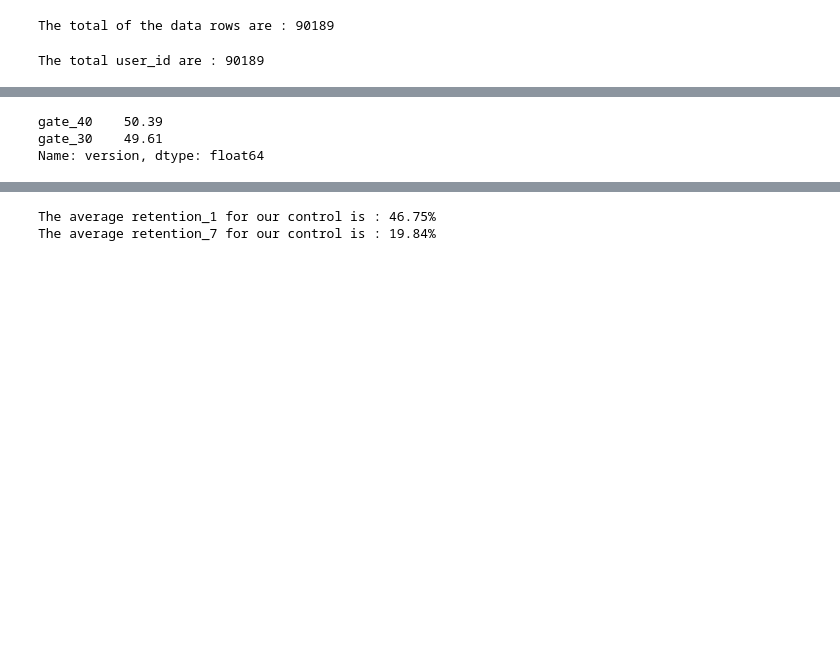
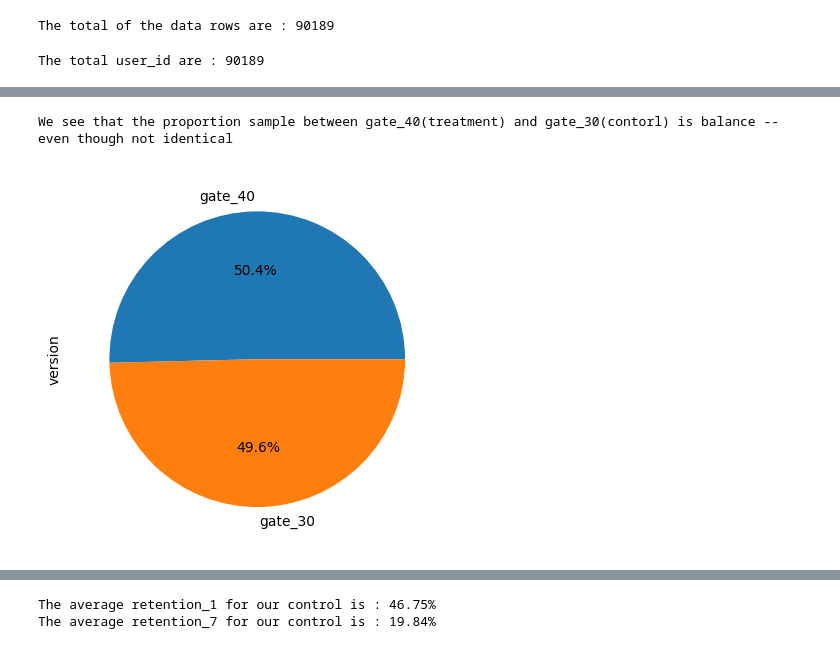
Before and after one commit to Modequick/Data-Analytics, a Jupyter notebook: [AB Testing] Bootstrap x T-Test.ipynb, the cells around one changed output, grey strips where cells are left out. Saved outputs shown, nothing was run; the diff lists cells and outputs as text; code cells hidden in the pictures; blank space fills up the shorter version.

```diff
--- a/[AB Testing] Bootstrap x T-Test.ipynb
+++ b/[AB Testing] Bootstrap x T-Test.ipynb
@@ -89,13 +132,12 @@ df =df[df["sum_gamerounds"]!= 0 ]
 # %%
-#Proportion for Control And Treatment ()
+#Proportion sample for Control And Treatment ()
 
-round ((df["version"].value_counts() /len(df)) * 100 ,2)
+round ((df["version"].value_counts() /len(df)) * 100 ,2).plot(kind="pie",labels=["gate_40","gate_30"],autopct='%1.1f%%')
 
-#we see that the proportion is equal (even though not identical)
+print("We see that the proportion sample between gate_40(treatment) and gate_30(contorl) is balance --even though not identical ")
 # %% [output]
-gate_40    50.39
-gate_30    49.61
-Name: version, dtype: float64
+We see that the proportion sample between gate_40(treatment) and gate_30(contorl) is balance --even though not identical
+[figure, added]
 # %%
 #sum_gamerounds for Control vs Treatment
 
```
Also changed, not shown: parts of 14 cells of this notebook.
